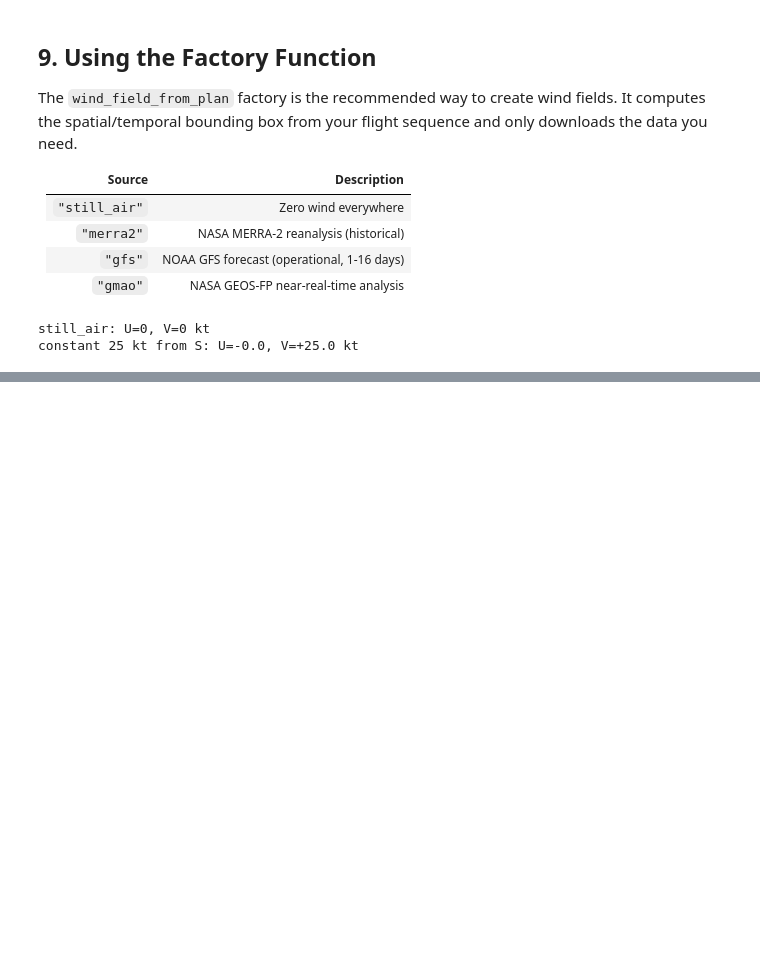
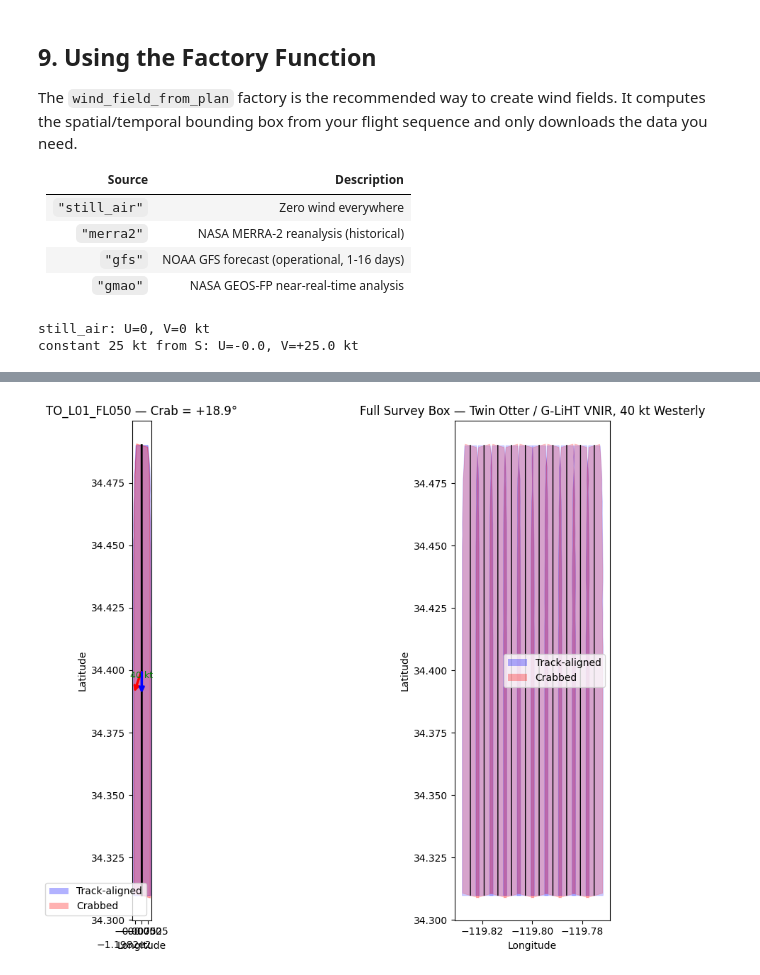
Before and after one commit to ryanpavlick/hyplan, a Jupyter notebook: notebooks/winds.ipynb, the cells around one changed output, grey strips where cells are left out. Cells and saved outputs as stored; diff of their text form; code cells hidden in the pictures; blank space fills up the shorter version.

```diff
--- a/notebooks/winds.ipynb
+++ b/notebooks/winds.ipynb
@@ -554,0 +552,20 @@ circular (air-frame) turns are distorted by wind drift.
+# %%
+# Generate a flight box: north-south lines over a coastal survey area
+twin_otter = TwinOtter()
+sensor = GLiHT_VNIR()
+
+lines_to = box_around_center_line(
+    instrument=sensor,
+    altitude_msl=ureg.Quantity(5000, "feet"),
+    lat0=34.4, lon0=-119.8,
+    azimuth=0.0,  # north-south lines
+    box_length=ureg.Quantity(20, "km"),
+    box_width=ureg.Quantity(5, "km"),
+    box_name="TO",
+    overlap=20,
+)
+
+print(f"Twin Otter / G-LiHT VNIR survey")
+print(f"  {len(lines_to)} lines at {lines_to[0].altitude_msl.to(ureg.feet):.0f}")
+print(f"  TAS: {twin_otter.cruise_speed_at(lines_to[0].altitude_msl).to(ureg.knot):.0f}")
+print(f"  Sensor FOV: {sensor.half_angle * 2:.0f}\u00b0")
@@ -554,0 +625,79 @@ circular (air-frame) turns are distorted by wind drift.
+# %%
+# Single-line close-up + full-box overlay
+fl = lines_to[0]
+fl_row = fl_wind[fl_wind["segment_name"] == fl.site_name].iloc[0]
+crab = fl_row["crab_angle_deg"]
+
+swath_track = generate_swath_polygon(fl, sensor, along_precision=200.0)
+swath_crab = generate_swath_polygon(
+    fl, sensor, along_precision=200.0,
+    heading_mode="crabbed", crab_angle_deg=crab,
+)
+
+fig, axes = plt.subplots(1, 2, figsize=(14, 8))
+
+# Left: single line close-up with arrows
+gpd.GeoSeries([swath_track]).plot(ax=axes[0], alpha=0.3, color="blue", edgecolor="blue")
+gpd.GeoSeries([swath_crab]).plot(ax=axes[0], alpha=0.3, color="red", edgecolor="red")
+x, y = fl.geometry.xy
+axes[0].plot(x, y, "k-", linewidth=2)
+
+mid_lat, mid_lon = (fl.lat1 + fl.lat2) / 2, (fl.lon1 + fl.lon2) / 2
+arrow = 0.01
+hdg_rad = np.radians(fl_row["wind_corrected_heading"])
+trk_rad = np.radians(fl_row["planned_track"])
+axes[0].annotate("", xy=(mid_lon + arrow*np.sin(hdg_rad), mid_lat + arrow*np.cos(hdg_rad)),
+                 xytext=(mid_lon, mid_lat),
+                 arrowprops=dict(arrowstyle="->", color="red", lw=2.5))
+axes[0].annotate("", xy=(mid_lon + arrow*np.sin(trk_rad), mid_lat + arrow*np.cos(trk_rad)),
+                 xytext=(mid_lon, mid_lat),
+                 arrowprops=dict(arrowstyle="->", color="blue", lw=2.5))
+axes[0].annotate("", xy=(mid_lon + 0.008, mid_lat),
+                 xytext=(mid_lon - 0.008, mid_lat),
+                 arrowprops=dict(arrowstyle="->", color="green", lw=2, linestyle="--"))
+axes[0].text(mid_lon, mid_lat - 0.003, "40 kt", ha="center", color="green", fontsize=9)
+axes[0].set_title(f"{fl.site_name} \u2014 Crab = {crab:+.1f}\u00b0")
+axes[0].set_xlabel("Longitude")
+axes[0].set_ylabel("Latitude")
+axes[0].set_aspect("equal")
+
+from matplotlib.patches import Patch
+axes[0].legend(handles=[
+    Patch(facecolor="blue", alpha=0.3, label="Track-aligned"),
+    Patch(facecolor="red", alpha=0.3, label="Crabbed"),
+], loc="lower right")
+
+# Right: full flight box overlay
+for line in lines_to:
+    # Track-aligned
+    sw_t = generate_swath_polygon(line, sensor, along_precision=500.0)
+    gpd.GeoSeries([sw_t]).plot(ax=axes[1], alpha=0.2, color="blue", edgecolor="blue", linewidth=0.5)
+    # Crabbed
+    lrow = fl_wind[fl_wind["segment_name"] == line.site_name]
+    if len(lrow) > 0:
+        c = lrow.iloc[0]["crab_angle_deg"]
+        sw_c = generate_swath_polygon(line, sensor, along_precision=500.0,
+                                      heading_mode="crabbed", crab_angle_deg=c)
+        gpd.GeoSeries([sw_c]).plot(ax=axes[1], alpha=0.2, color="red", edgecolor="red", linewidth=0.5)
+    x, y = line.geometry.xy
+    axes[1].plot(x, y, "k-", linewidth=1)
+
+axes[1].legend(handles=[
+    Patch(facecolor="blue", alpha=0.3, label="Track-aligned"),
+    Patch(facecolor="red", alpha=0.3, label="Crabbed"),
+])
+axes[1].set_title("Full Survey Box \u2014 Twin Otter / G-LiHT VNIR, 40 kt Westerly")
+axes[1].set_xlabel("Longitude")
+axes[1].set_ylabel("Latitude")
+axes[1].set_aspect("equal")
+
+plt.tight_layout()
+plt.show()
+
+w_t = calculate_swath_widths(swath_track)
+w_c = calculate_swath_widths(swath_crab)
+print(f"Track-aligned mean width: {w_t['mean_width']:.0f} m")
+print(f"Crabbed mean width:       {w_c['mean_width']:.0f} m")
+print(f"Effective width loss:      {(1 - w_c['mean_width']/w_t['mean_width'])*100:.1f}%")
+# %% [output]
+[figure, added]
```
Also changed, not shown: parts of 20 cells of this notebook, 5 other files.
